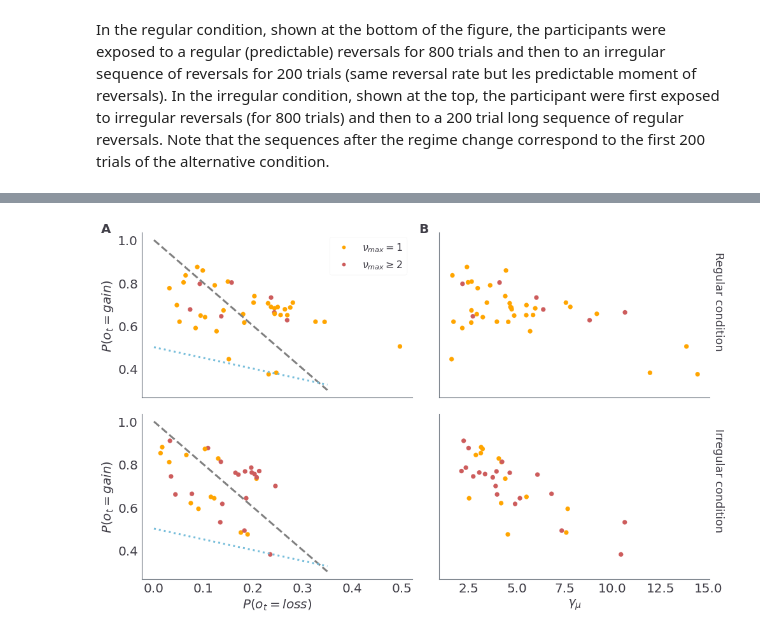
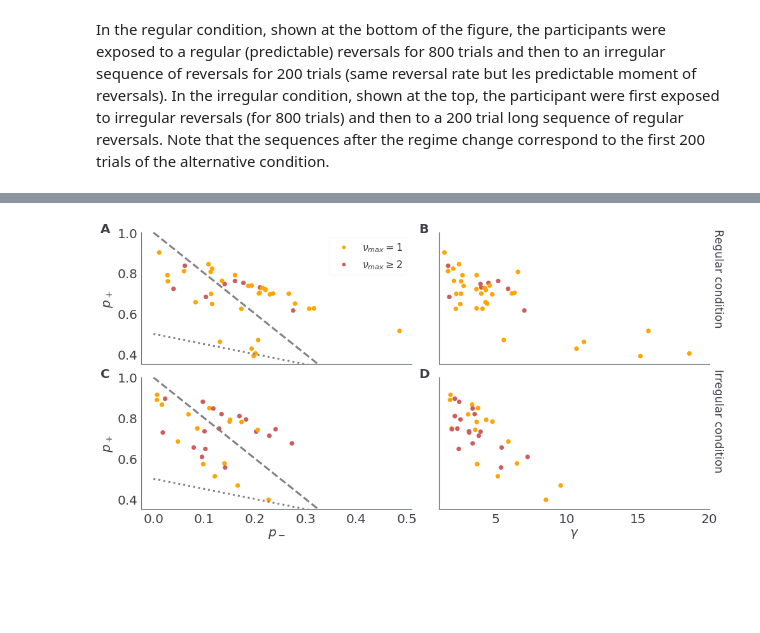
Before and after one commit to dimarkov/pybefit, a Jupyter notebook: examples/temporal_rev_learn/plot_behavioural_data.ipynb, the cells around one changed output, grey strips where cells are left out. Cells and saved outputs as stored; diff of their text form; code cells hidden in the pictures; blank space fills up the shorter version.

```diff
--- a/examples/temporal_rev_learn/plot_behavioural_data.ipynb
+++ b/examples/temporal_rev_learn/plot_behavioural_data.ipynb
@@ -178,3 +182,6 @@ fig.tight_layout()
 # %%
-fits = np.load('fit_waic_sample/fit_sample_mixture_gamma1_pref_0.npz', allow_pickle=True)
-samples_mixture = fits['samples'].item()
+fits = np.load('fit_data/fit_sample_mixture_gamma0_pref0_nu_max.npz', allow_pickle=True)
+samples_mixture1 = fits['samples'].item()
+
+fits = np.load('fit_data/fit_sample_mixture_gamma0_pref0_nu_min.npz', allow_pickle=True)
+samples_mixture2 = fits['samples'].item()
@@ -362,54 +416,62 @@ sns.despine(fig)
 # %%
 from matplotlib.colors import ListedColormap
-fig, axes = plt.subplots(2, 2, figsize=(16, 10), sharex='col', sharey='row',
+fig, axes = plt.subplots(2, 2, figsize=(16, 8), sharex='col', sharey='row',
                          gridspec_kw={
                             'wspace': 0.1,
                             'hspace': 0.1
                          })
 
 cmap = ListedColormap(['orange', 'indianred'])
 
 my_col_reg = []
-for i in range(sum(cond[0])):
-    if locs1[cond[0]][i]:
+for i in range(sum(regs)):
+    if locs1[regs][i]:
         my_col_reg.append(0)
-    elif locs2[cond[0]][i]:
+    elif locs2[regs][i]:
         my_col_reg.append(1)
 
 my_col_irr = []
-for j in range(sum(cond[1])):
-    if locs1[cond[1]][j]:
+for j in range(sum(irrs)):
+    if locs1[irrs][j]:
         my_col_irr.append(0)
-    elif locs2[cond[1]][j]:
+    elif locs2[irrs][j]:
         my_col_irr.append(1)
 
-gammas = samples_mixture['gamma'].mean(-1)
-p0 = samples_mixture['p0'].mean(-2)
+gammas = np.median(samples_mixture['gamma'], -1)
+p0 = np.median(samples_mixture['p0'], -2)
 
 x = np.array([.0, .35])
-sct = axes[0, 0].scatter(p0[cond[0], 0], p0[cond[0], 1], s=50, c=my_col_reg, cmap=cmap)
+sct = axes[0, 0].scatter(p0[regs, 0], p0[regs, 1], s=50, c=my_col_reg, cmap=cmap)
 axes[0, 0].plot(x, 1 - 2 * x, 'gray', linestyle='--', lw=3)
-axes[0, 0].plot(x, (1 - x)/2, 'c', linestyle=':', lw=3)
+axes[0, 0].plot(x, (1 - x)/2, 'gray', linestyle=':', lw=3)
 
-axes[1, 0].scatter(p0[cond[1], 0], p0[cond[1], 1], s=50, c=my_col_irr, cmap=cmap)
+axes[1, 0].scatter(p0[irrs, 0], p0[irrs, 1], s=50, c=my_col_irr, cmap=cmap)
 axes[1, 0].plot(x, 1 - 2 * x, 'gray', linestyle='--', lw=3)
-axes[1, 0].plot(x, (1 - x)/2, 'c', linestyle=':', lw=3)
+axes[1, 0].plot(x, (1 - x)/2, 'gray', linestyle=':', lw=3)
 
-axes[0, 1].scatter(gammas[cond[0]], p0[cond[0], 1], s=50, c=my_col_reg, cmap=cmap)
-axes[1, 1].scatter(gammas[cond[1]], p0[cond[1], 1], s=50, c=my_col_irr, cmap=cmap)
+axes[0, 1].scatter(gammas[regs], p0[regs, 1], s=50, c=my_col_reg, cmap=cmap)
+axes[1, 1].scatter(gammas[irrs], p0[irrs, 1], s=50, c=my_col_irr, cmap=cmap)
 
-axes[0, 0].set_ylabel(r'$P(o_t=gain)$')
-axes[1, 0].set_ylabel(r'$P(o_t=gain)$')
-axes[1, 0].set_xlabel(r'$P(o_t=loss)$')
-axes[1, 1].set_xlabel(r'$\gamma_{\mu}$')
+axes[0, 0].set_ylabel(r'$p_+$')
+axes[1, 0].set_ylabel(r'$p_+$')
+axes[1, 0].set_xlabel(r'$p_-$')
+axes[1, 1].set_xlabel(r'$\gamma$')
+
+axes[0, 0].set_ylim([0.35, 1.])
+axes[1, 0].set_ylim([0.35, 1.])
+axes[1, 1].set_xlim([1., 20.])
 
 axes[0, 0].legend(handles=sct.legend_elements()[0], labels=[r'$\nu_{max}=1$', r'$\nu_{max} \geq 2$',r'$\nu_{min} \geq 1$'], loc=0)
 
 axes[0, 0].text(-.15, 1., string.ascii_uppercase[0], transform=axes[0, 0].transAxes, size=20, weight='bold')
 axes[0, 1].text(-.075, 1., string.ascii_uppercase[1], transform=axes[0, 1].transAxes, size=20, weight='bold')
+axes[1, 0].text(-.15, 1., string.ascii_uppercase[2], transform=axes[1, 0].transAxes, size=20, weight='bold')
+axes[1, 1].text(-.075, 1., string.ascii_uppercase[3], transform=axes[1, 1].transAxes, size=20, weight='bold')
 sns.despine(fig)
 
 axes[0, 1].text(1.01, .3, 'Regular condition', rotation=-90, transform=axes[0, 1].transAxes);
 axes[1, 1].text(1.01, .3, 'Irregular condition', rotation=-90, transform=axes[1, 1].transAxes);
+
+fig.savefig('Fig10.pdf', transparent=True, bbox_inches='tight', dpi=300)
 # %% [output]
-[figure, old version]
+[figure, new version]
```
Also changed, not shown: parts of 21 cells of this notebook, 2 other files.
